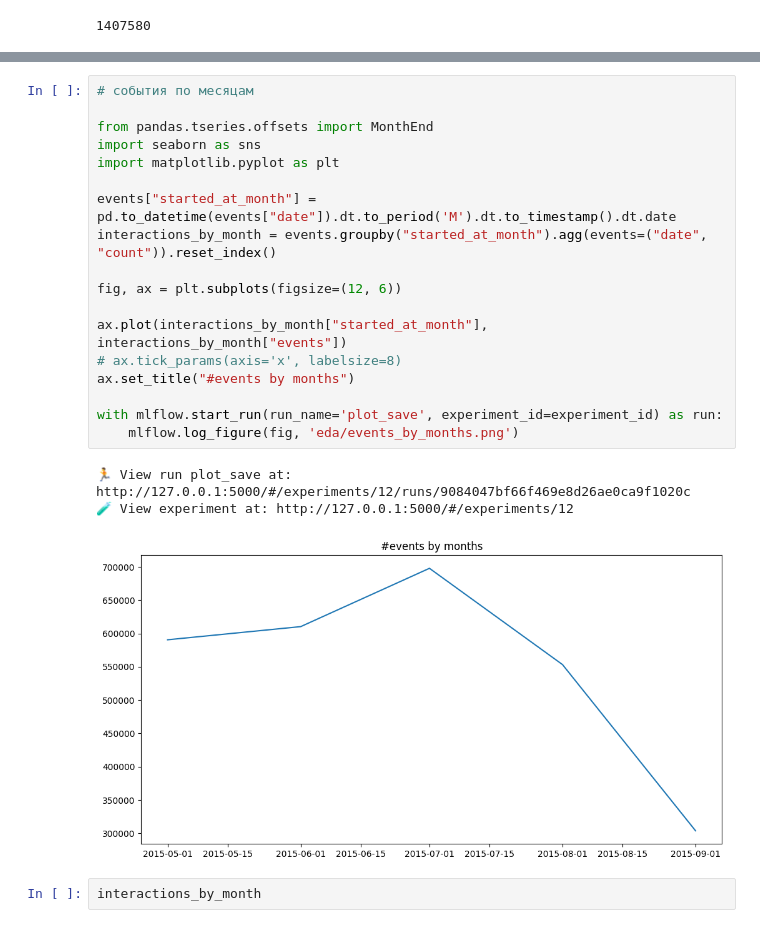
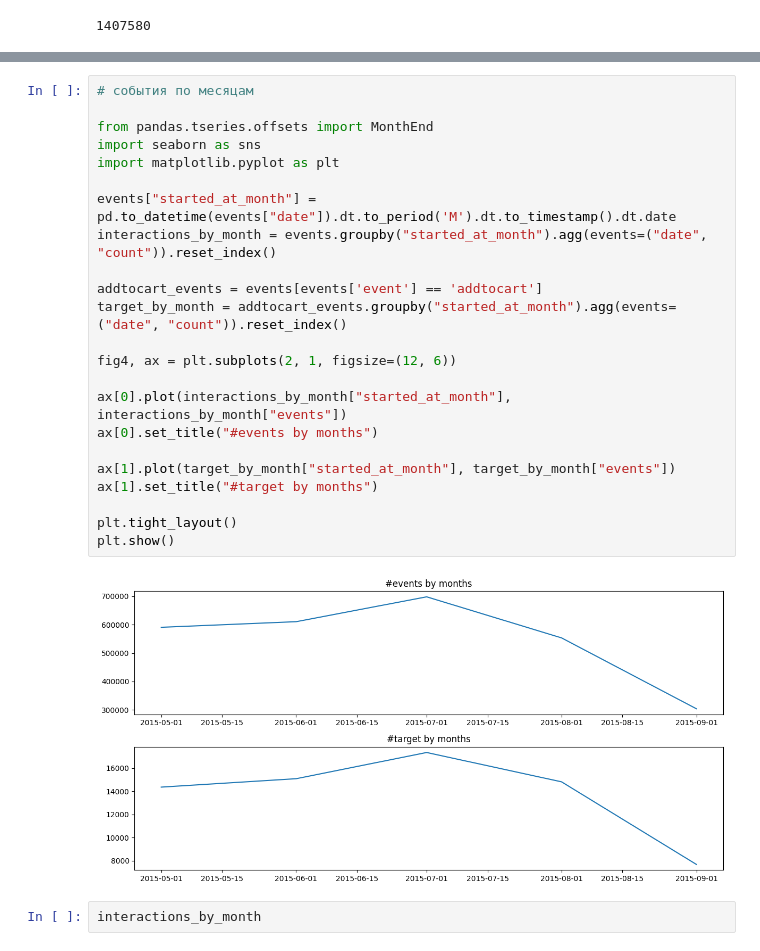
Before and after one commit to tim-gur/mle-final, a Jupyter notebook: eda.ipynb, the cells around one changed output, grey strips where cells are left out. Cells and saved outputs as stored; diff of their text form.

```diff
--- a/eda.ipynb
+++ b/eda.ipynb
@@ -178,25 +144,28 @@ with mlflow.start_run(run_name='plot_save', experiment_id=experiment_id) as run:
 # %%
 # события по месяцам
 
 from pandas.tseries.offsets import MonthEnd
 import seaborn as sns
 import matplotlib.pyplot as plt
 
 events["started_at_month"] = pd.to_datetime(events["date"]).dt.to_period('M').dt.to_timestamp().dt.date
 interactions_by_month = events.groupby("started_at_month").agg(events=("date", "count")).reset_index()
 
-fig, ax = plt.subplots(figsize=(12, 6))
+addtocart_events = events[events['event'] == 'addtocart']
+target_by_month = addtocart_events.groupby("started_at_month").agg(events=("date", "count")).reset_index()
 
-ax.plot(interactions_by_month["started_at_month"], interactions_by_month["events"])
-# ax.tick_params(axis='x', labelsize=8)
-ax.set_title("#events by months")
+fig4, ax = plt.subplots(2, 1, figsize=(12, 6))
 
-with mlflow.start_run(run_name='plot_save', experiment_id=experiment_id) as run:
-    mlflow.log_figure(fig, 'eda/events_by_months.png')
+ax[0].plot(interactions_by_month["started_at_month"], interactions_by_month["events"])
+ax[0].set_title("#events by months")
+
+ax[1].plot(target_by_month["started_at_month"], target_by_month["events"])
+ax[1].set_title("#target by months")
+
+plt.tight_layout()
+plt.show()
 # %% [output]
-🏃 View run plot_save at: http://127.0.0.1:5000/#/experiments/12/runs/9084047bf66f469e8d26ae0ca9f1020c
-🧪 View experiment at: http://127.0.0.1:5000/#/experiments/12
-[figure, old version]
+[figure, new version]
 # %%
 interactions_by_month
 # %% [output]
```
Also changed, not shown: parts of 7 cells of this notebook, 5 other files.
